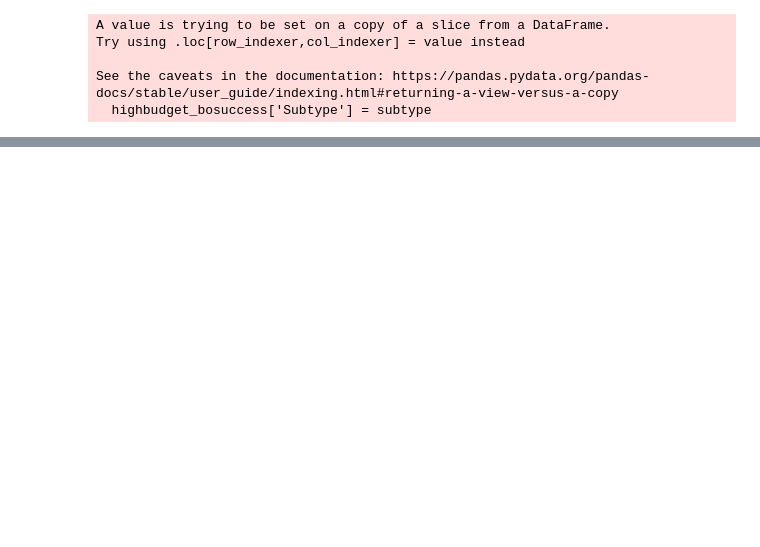
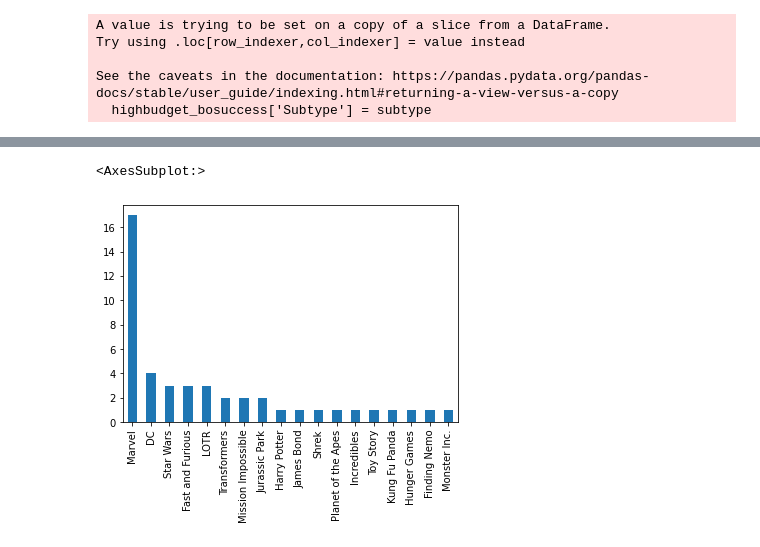
Before and after one commit to dmedd98/Group-4-Microsoft_Movie_Analysis, a Jupyter notebook: notebooks/Movie_Data_Frames2.1.ipynb, the cells around one changed output, grey strips where cells are left out. Drawn from its saved outputs; the diff is of its cells as text; code cells hidden in the pictures; blank space fills up the shorter version.

```diff
--- a/notebooks/Movie_Data_Frames2.1.ipynb
+++ b/notebooks/Movie_Data_Frames2.1.ipynb
@@ -753,0 +623,2 @@ plt.show()
+# %%
+franchise_subtype = highbudget_bosuccess.loc[highbudget_bosuccess['Type'] == 'Franchise']
@@ -753,0 +647,5 @@ plt.show()
+# %%
+franchise_subtype['Subtype'].value_counts(sort = True).plot.bar()
+# %% [output]
+<AxesSubplot:>
+[figure, added]
```
Also changed, not shown: parts of 46 cells of this notebook.
